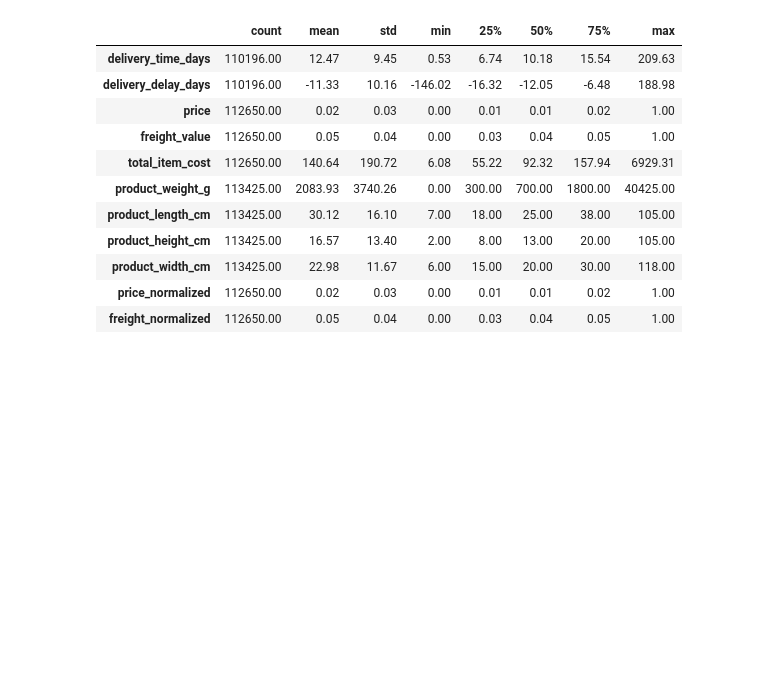
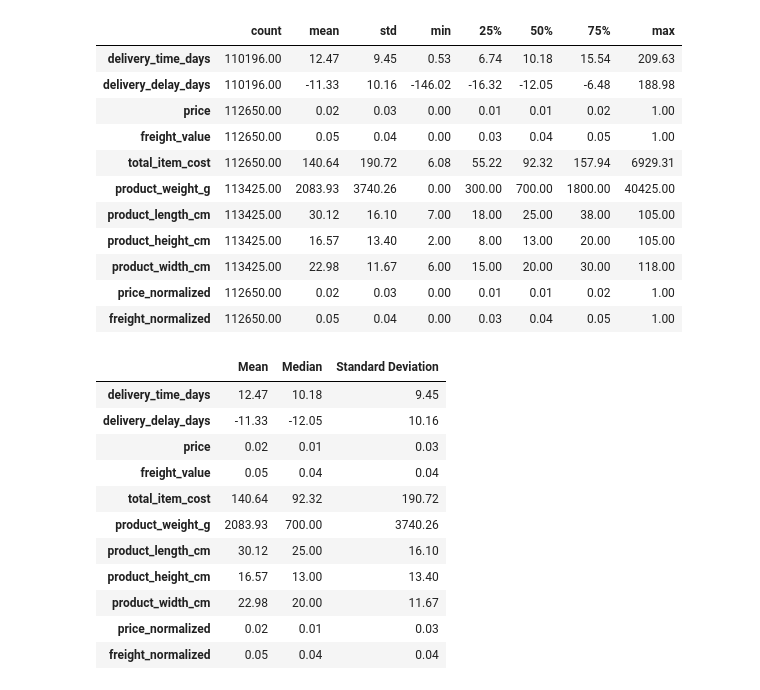
Before and after one commit to DRPatel75/Logistics_Data_Analysis, a Jupyter notebook: notebooks/03_advanced_eda_visualization.ipynb, the cells around one changed output. Cells and saved outputs as stored; diff of their text form; code cells hidden in the pictures; blank space fills up the shorter version.

Commit message:
Add central tendency analysis with mean, median, and standard deviation for key logistics variables

```diff
--- a/notebooks/03_advanced_eda_visualization.ipynb
+++ b/notebooks/03_advanced_eda_visualization.ipynb
@@ -233,3 +233,24 @@ descriptive_stats
 | product_width_cm | 113425.00 | 22.98 | 11.67 | 6.00 | 15.00 | 20.00 | 30.00 | 118.00 |
 | price_normalized | 112650.00 | 0.02 | 0.03 | 0.00 | 0.01 | 0.01 | 0.02 | 1.00 |
 | freight_normalized | 112650.00 | 0.05 | 0.04 | 0.00 | 0.03 | 0.04 | 0.05 | 1.00 |
+# %%
+central_tendency = pd.DataFrame({
+    "Mean": df[analysis_columns].mean(),
+    "Median": df[analysis_columns].median(),
+    "Standard Deviation": df[analysis_columns].std()
+})
+
+central_tendency
+# %% [output]
+|  | Mean | Median | Standard Deviation |
+| delivery_time_days | 12.47 | 10.18 | 9.45 |
+| delivery_delay_days | -11.33 | -12.05 | 10.16 |
+| price | 0.02 | 0.01 | 0.03 |
+| freight_value | 0.05 | 0.04 | 0.04 |
+| total_item_cost | 140.64 | 92.32 | 190.72 |
+| product_weight_g | 2083.93 | 700.00 | 3740.26 |
+| product_length_cm | 30.12 | 25.00 | 16.10 |
+| product_height_cm | 16.57 | 13.00 | 13.40 |
+| product_width_cm | 22.98 | 20.00 | 11.67 |
+| price_normalized | 0.02 | 0.01 | 0.03 |
+| freight_normalized | 0.05 | 0.04 | 0.04 |
```
